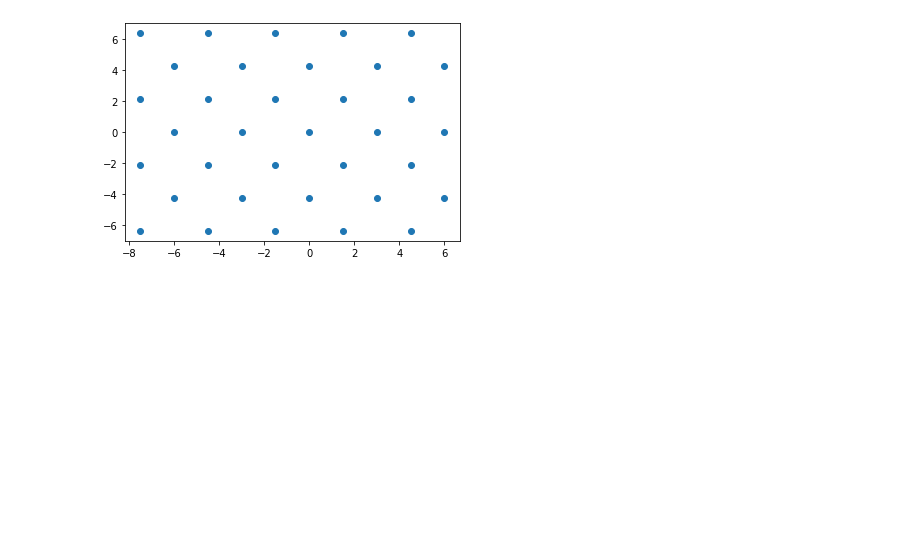
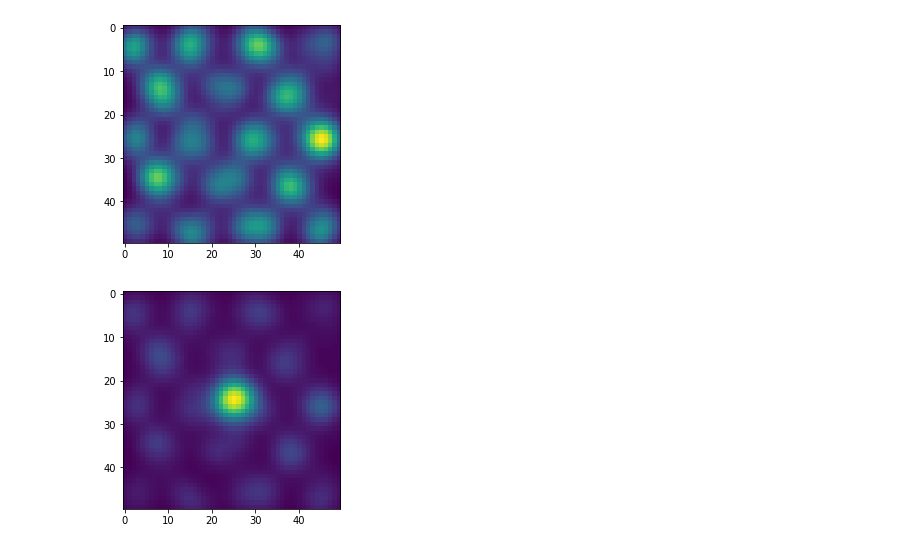
Before and after one commit to fstella/GoalRepr, a Jupyter notebook: Untitled.ipynb, the cells around one changed output. Cells and saved outputs as stored; diff of their text form; code cells hidden in the pictures; blank space fills up the shorter version.

```diff
--- a/Untitled.ipynb
+++ b/Untitled.ipynb
@@ -45,5 +40,27 @@ plt.show()
-# %%
-plt.scatter(GridMap.Grid_Centers[0,0,:],GridMap.Grid_Centers[0,1,:])
-plt.show()
-# %% [output]
-[figure, removed]
+# %%
+FF_Conn=Connections(para.par,BaseMap.Place_Centers.shape[0],GridMap.Grid_Centers.shape[0],'dist_placetogrid')
+FF_Conn.Initialize(para.par,BaseMap.Place_Centers,GridMap.Grid_Centers)
+# %%
+Exp=Experiment('PlaceToGrid')
+Exp.Define_Positions(para.par)
+# %%
+Exp.SampleOutput(para.par,FF_Conn.W,BaseMap)
+AA=np.reshape(Exp.Output,(para.par.RateMap_resol,para.par.RateMap_resol,-1))
+plt.imshow(AA[:,:,20])
+plt.show()
+
+
+BaseMap.Remap(para.par)
+BaseMap.Generate_RateMap(para.par)
+# plt.imshow(BaseMap.RateMap[:,:,0])
+# plt.show()
+# plt.scatter(BaseMap.Place_Centers[:,0],BaseMap.Place_Centers[:,1])
+# plt.show()
+
+Exp.SampleOutput(para.par,FF_Conn.W,BaseMap)
+AA=np.reshape(Exp.Output,(para.par.RateMap_resol,para.par.RateMap_resol,-1))
+plt.imshow(AA[:,:,20])
+plt.show()
+# %% [output]
+[figure, added]
+[figure, added]
```
Also changed, not shown: parts of 2 cells of this notebook, 5 other files.
